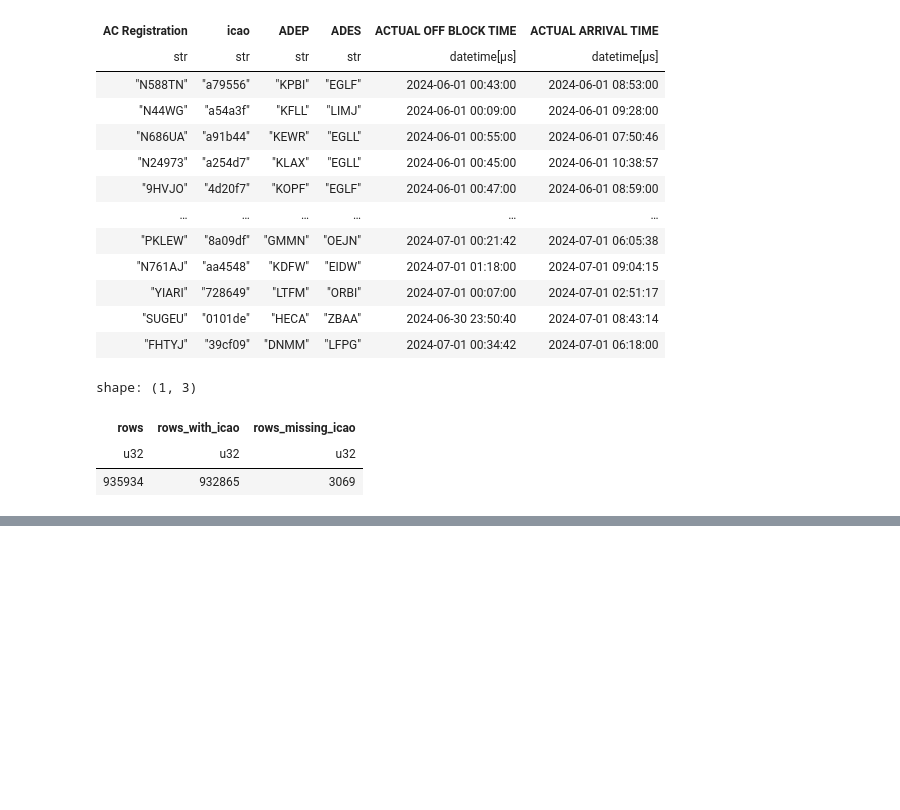
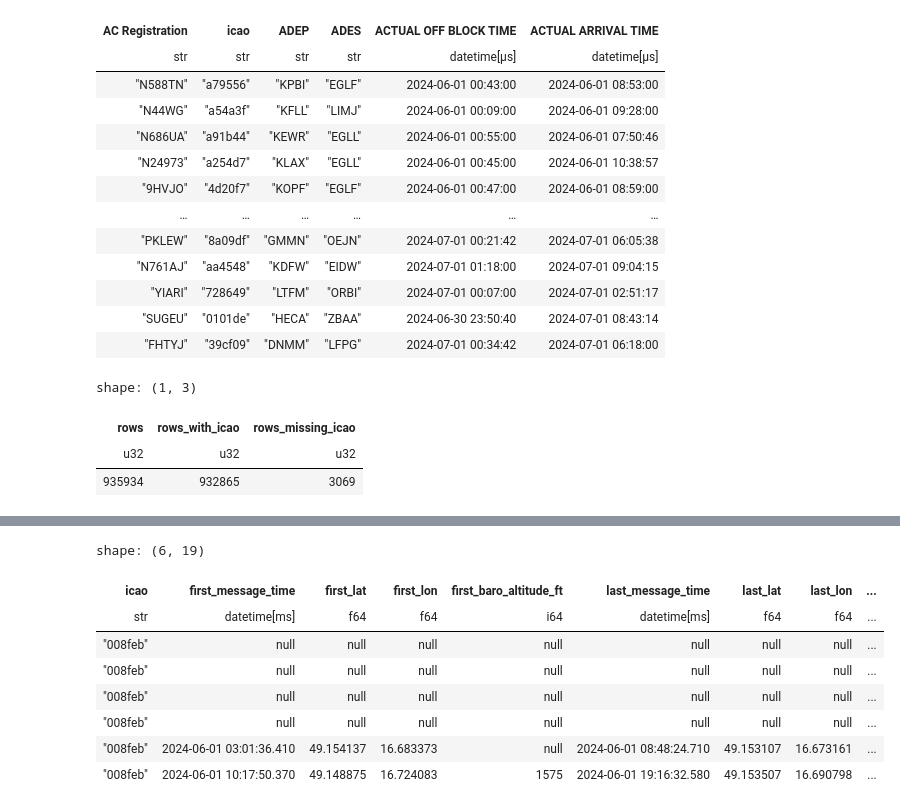
Before and after one commit to PlaneQuery/planequery-data, a Jupyter notebook: notebooks/flights/eurocontrol_investigate.ipynb, the cells around one changed output, grey strips where cells are left out. Drawn from its saved outputs; the diff is of its cells as text; code cells hidden in the pictures; blank space fills up the shorter version.

```diff
--- a/notebooks/flights/eurocontrol_investigate.ipynb
+++ b/notebooks/flights/eurocontrol_investigate.ipynb
@@ -83,0 +140,12 @@ shape: (935_934, 6)
+# %%
+df.filter(pl.col("icao") == "008feb")
+# %% [output]
+shape: (6, 19)
+| icao | first_message_time | first_lat | first_lon | first_baro_altitude_ft | last_message_time | last_lat | last_lon | ... |
+| str | datetime[ms] | f64 | f64 | i64 | datetime[ms] | f64 | f64 | ... |
+| "008feb" | null | null | null | null | null | null | null | ... |
+| "008feb" | null | null | null | null | null | null | null | ... |
+| "008feb" | null | null | null | null | null | null | null | ... |
+| "008feb" | null | null | null | null | null | null | null | ... |
+| "008feb" | 2024-06-01 03:01:36.410 | 49.154137 | 16.683373 | null | 2024-06-01 08:48:24.710 | 49.153107 | 16.673161 | ... |
+| "008feb" | 2024-06-01 10:17:50.370 | 49.148875 | 16.724083 | 1575 | 2024-06-01 19:16:32.580 | 49.153507 | 16.690798 | ... |
```
Also changed, not shown: parts of 5 cells of this notebook, 3 other files.
